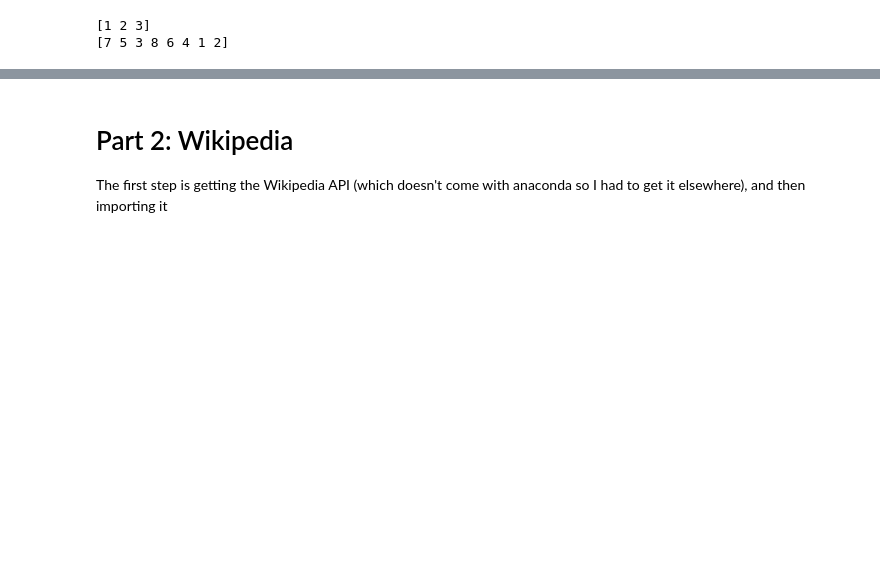
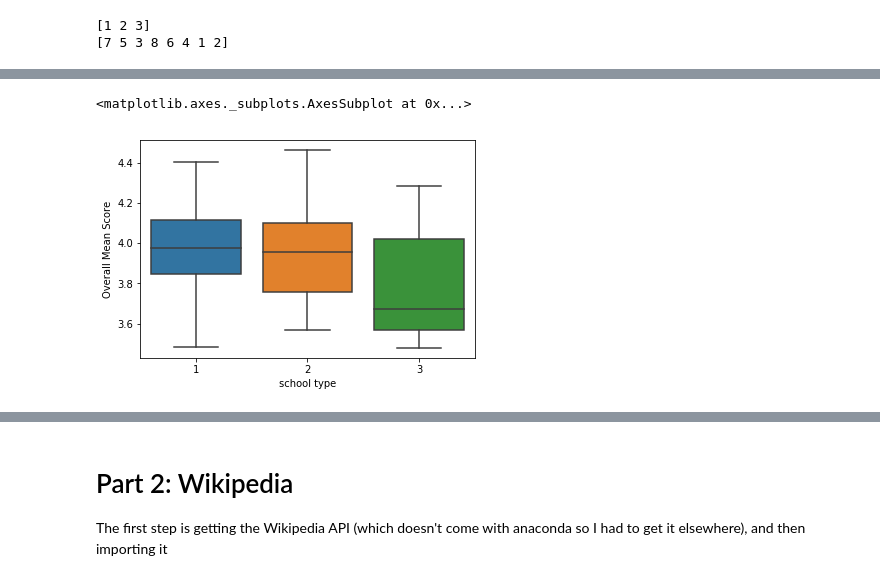
Before and after one commit to jacobbills/213R, a Jupyter notebook: Homework 1.ipynb, the cells around one changed output, grey strips where cells are left out. Cells and saved outputs as stored; diff of their text form; code cells hidden in the pictures; blank space fills up the shorter version.

```diff
--- a/Homework 1.ipynb
+++ b/Homework 1.ipynb
@@ -80,14 +62,12 @@ principal_df.corr()
 # %%
-"""
-Since the school type and feeder cluster variables are actually not numeric,
-lets get an idea of how many categories there are for each
-"""
 fc = principal_df['Feeder cluster']
 oms = principal_df['Overall Mean Score']
 ccms = principal_df['Core Components Mean Score']
-print(principal_df['school type'].unique())
+kpms = principal_df['Key Processes Mean Score']
+st = principal_df['school type']
+
+print(st.unique())
 print(fc.unique())
-dummies = pd.get_dummies(fc) ##getting some dummies for OLS later
 # %% [output]
 [1 2 3]
 [7 5 3 8 6 4 1 2]
@@ -130,0 +84,5 @@ barcap(fc, feeder_counts)
+# %%
+sns.boxplot(st,oms)
+# %% [output]
+<matplotlib.axes._subplots.AxesSubplot at 0x...>
+[figure, added]
```
Also changed, not shown: parts of 70 cells of this notebook.
